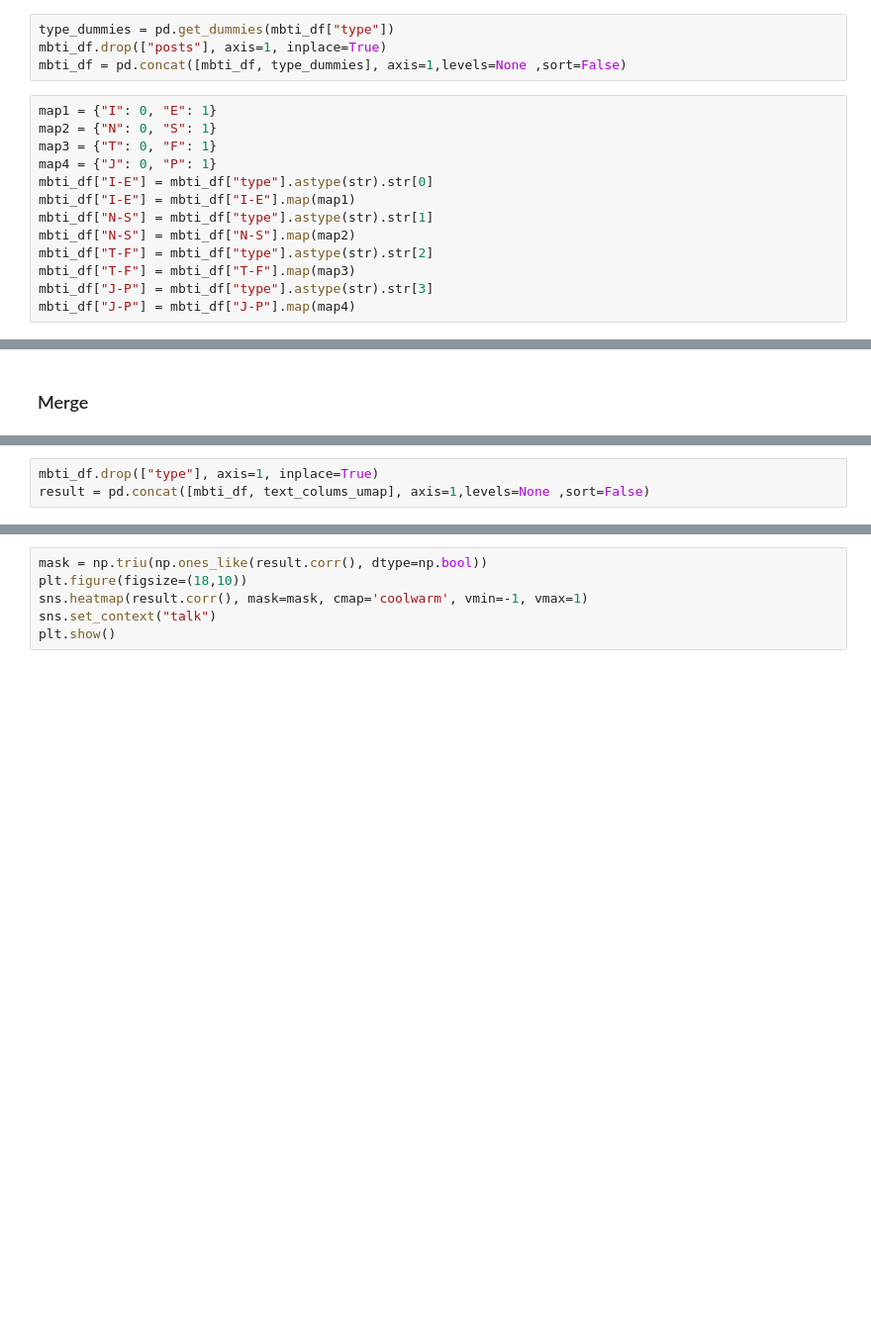
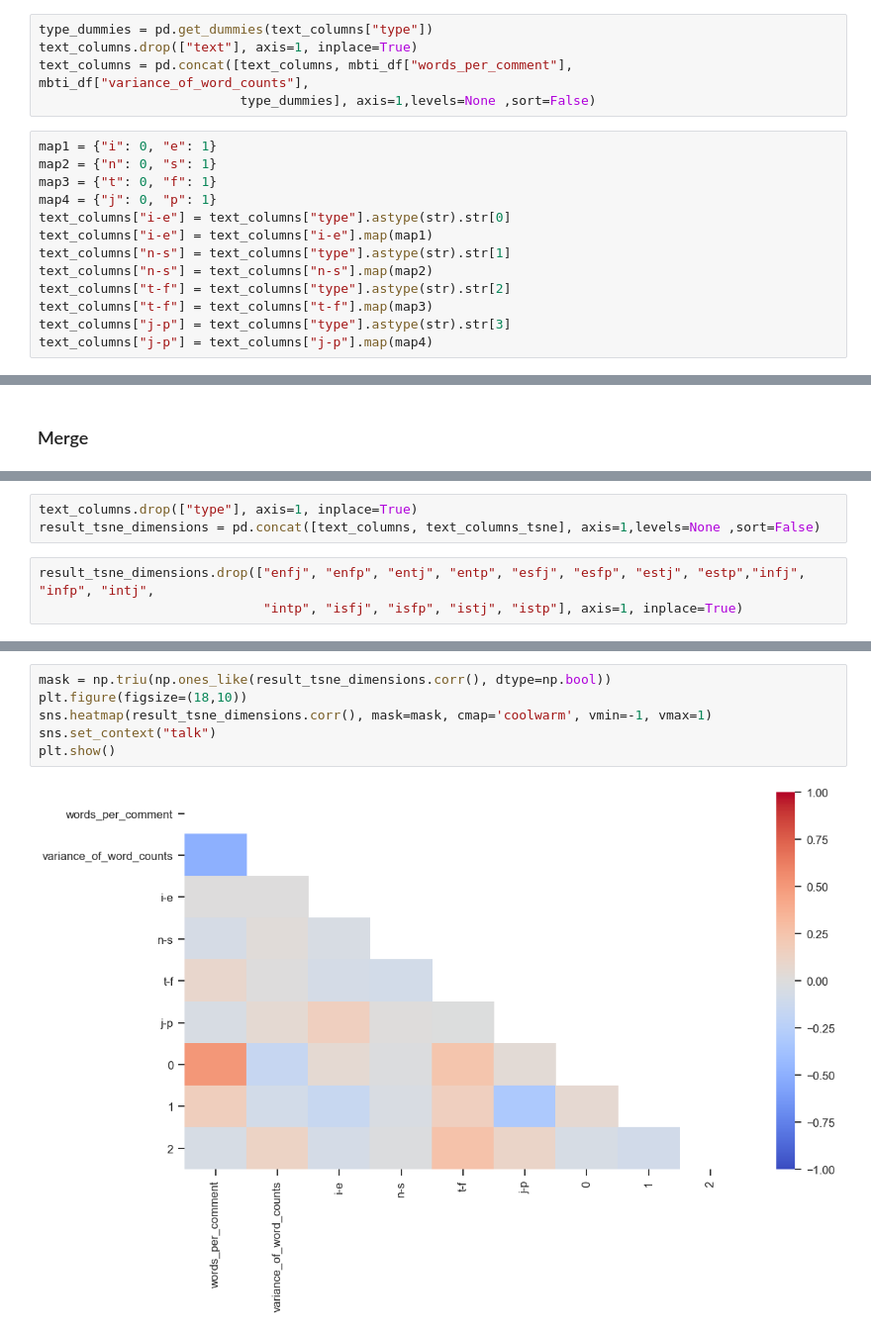
Before and after one commit to mikongame/project-final, a Jupyter notebook: your-project/2_MBTI Preprocessing.ipynb, the cells around one changed output, grey strips where cells are left out. Shown at 99% size. Saved outputs shown, nothing was run; the diff lists cells and outputs as text; blank space fills up the shorter version.

```diff
--- a/your-project/2_MBTI Preprocessing.ipynb
+++ b/your-project/2_MBTI Preprocessing.ipynb
@@ -480,19 +621,20 @@ def var_row(row):
 mbti_df["words_per_comment"] = mbti_df["posts"].apply(lambda x: len(x.split())/50)
 mbti_df["variance_of_word_counts"] = mbti_df["posts"].apply(lambda x: var_row(x))
 # %%
-type_dummies = pd.get_dummies(mbti_df["type"])
-mbti_df.drop(["posts"], axis=1, inplace=True)
-mbti_df = pd.concat([mbti_df, type_dummies], axis=1,levels=None ,sort=False)
+type_dummies = pd.get_dummies(text_columns["type"])
+text_columns.drop(["text"], axis=1, inplace=True)
+text_columns = pd.concat([text_columns, mbti_df["words_per_comment"], mbti_df["variance_of_word_counts"],
+                          type_dummies], axis=1,levels=None ,sort=False)
 # %%
-map1 = {"I": 0, "E": 1}
-map2 = {"N": 0, "S": 1}
-map3 = {"T": 0, "F": 1}
-map4 = {"J": 0, "P": 1}
-mbti_df["I-E"] = mbti_df["type"].astype(str).str[0]
-mbti_df["I-E"] = mbti_df["I-E"].map(map1)
-mbti_df["N-S"] = mbti_df["type"].astype(str).str[1]
-mbti_df["N-S"] = mbti_df["N-S"].map(map2)
-mbti_df["T-F"] = mbti_df["type"].astype(str).str[2]
-mbti_df["T-F"] = mbti_df["T-F"].map(map3)
-mbti_df["J-P"] = mbti_df["type"].astype(str).str[3]
-mbti_df["J-P"] = mbti_df["J-P"].map(map4)
+map1 = {"i": 0, "e": 1}
+map2 = {"n": 0, "s": 1}
+map3 = {"t": 0, "f": 1}
+map4 = {"j": 0, "p": 1}
+text_columns["i-e"] = text_columns["type"].astype(str).str[0]
+text_columns["i-e"] = text_columns["i-e"].map(map1)
+text_columns["n-s"] = text_columns["type"].astype(str).str[1]
+text_columns["n-s"] = text_columns["n-s"].map(map2)
+text_columns["t-f"] = text_columns["type"].astype(str).str[2]
+text_columns["t-f"] = text_columns["t-f"].map(map3)
+text_columns["j-p"] = text_columns["type"].astype(str).str[3]
+text_columns["j-p"] = text_columns["j-p"].map(map4)
@@ -503,4 +690,7 @@ I will merge umap results with the new numerical columns I created
 # %%
-mbti_df.drop(["type"], axis=1, inplace=True)
-result = pd.concat([mbti_df, text_colums_umap], axis=1,levels=None ,sort=False)
+text_columns.drop(["type"], axis=1, inplace=True)
+result_tsne_dimensions = pd.concat([text_columns, text_columns_tsne], axis=1,levels=None ,sort=False)
+# %%
+result_tsne_dimensions.drop(["enfj", "enfp", "entj", "entp", "esfj", "esfp", "estj", "estp","infj", "infp", "intj",
+                             "intp", "isfj", "isfp", "istj", "istp"], axis=1, inplace=True)
 # %%
@@ -510,6 +707,8 @@ result.head()
 # %%
-mask = np.triu(np.ones_like(result.corr(), dtype=np.bool))
+mask = np.triu(np.ones_like(result_tsne_dimensions.corr(), dtype=np.bool))
 plt.figure(figsize=(18,10))
-sns.heatmap(result.corr(), mask=mask, cmap='coolwarm', vmin=-1, vmax=1)
+sns.heatmap(result_tsne_dimensions.corr(), mask=mask, cmap='coolwarm', vmin=-1, vmax=1)
 sns.set_context("talk")
 plt.show()
+# %% [output]
+[figure, added]
```
Also changed, not shown: parts of 76 cells of this notebook, 14 other files.
